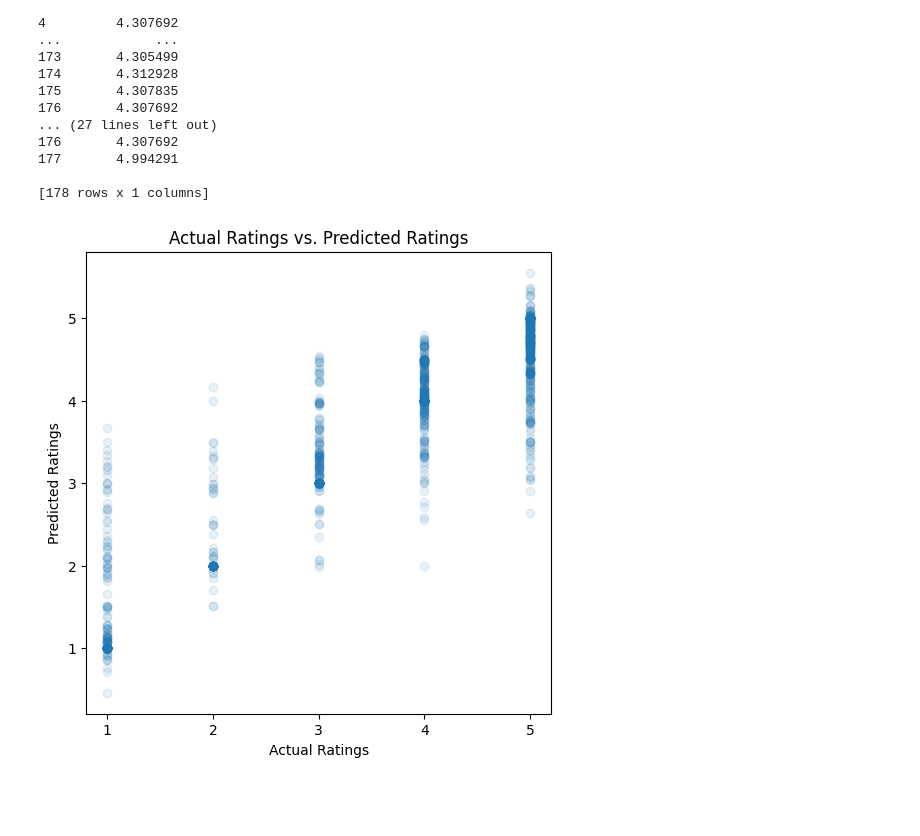
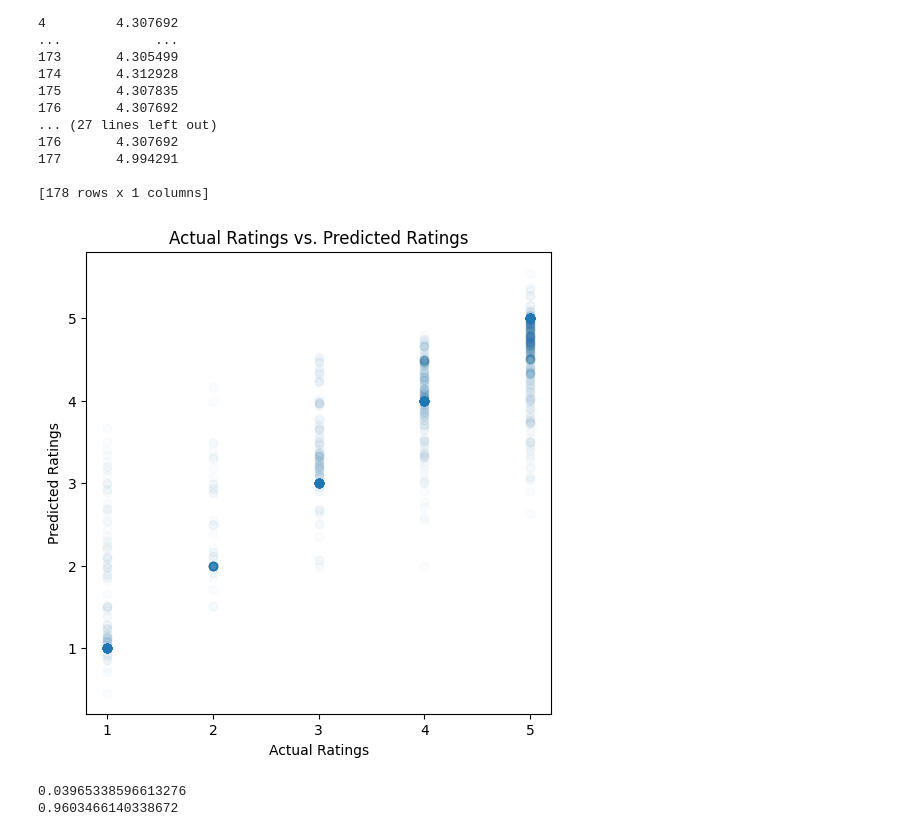
Before and after one commit to hscrown/madatpublicdata, a Jupyter notebook: SVD를_머신러닝과_사이킥런으로_구현하기(3).ipynb, the cells around one changed output. Saved outputs shown, nothing was run; the diff lists cells and outputs as text; code cells hidden in the pictures; blank space fills up the shorter version.

```diff
--- a/SVD를_머신러닝과_사이킥런으로_구현하기(3).ipynb
+++ b/SVD를_머신러닝과_사이킥런으로_구현하기(3).ipynb
@@ -190,22 +222,35 @@ Place Id
 # %%
 # 모든 유저의 예측평점
 all_predictions = svd_optimal.inverse_transform(svd_optimal.transform(ratings_matrix))
 
 # 모든 유저의 실제평점
 all_actual_ratings = pivot_table
 
 # 시각화
 plt.figure(figsize=(6, 6))
-plt.scatter(all_actual_ratings.values, all_predictions, alpha=0.1)
+plt.scatter(all_actual_ratings.values, all_predictions, alpha=0.02)
 plt.title('Actual Ratings vs. Predicted Ratings')
 # 간격은 1씩
 plt.xticks(np.arange(1, 6, 1))
 plt.yticks(np.arange(1, 6, 1))
 plt.xlabel('Actual Ratings')
 plt.ylabel('Predicted Ratings')
 plt.show()
 
 # 전체 데이터에 대한 예측 평점 계산
 all_predictions = svd_optimal.inverse_transform(svd_optimal.transform(ratings_matrix))
 # %% [output]
-[figure, old version]
+[figure, new version]
+# %%
+
+# all_predictions - all_actual_ratings의 절대값
+all_errors = np.abs(all_predictions - all_actual_ratings.values)/all_actual_ratings.values
+# 모든 유저의 nan값을 제외한 오류의 평균
+all_errors_mean = np.nanmean(all_errors)
+print(all_errors_mean)
+
+accuracy = 1 - all_errors_mean
+print(accuracy)
+# %% [output]
+0.03965338596613276
+0.9603466140338672
```
Also changed, not shown: parts of 6 cells of this notebook.
